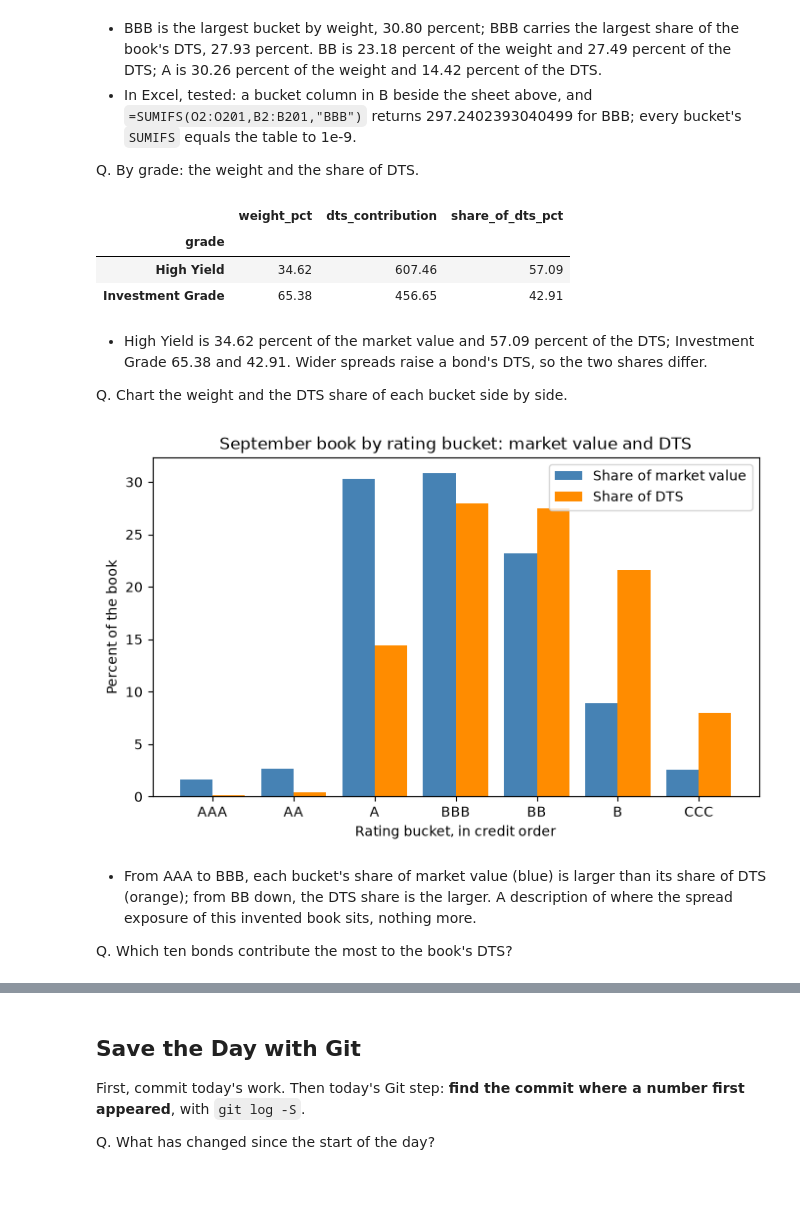
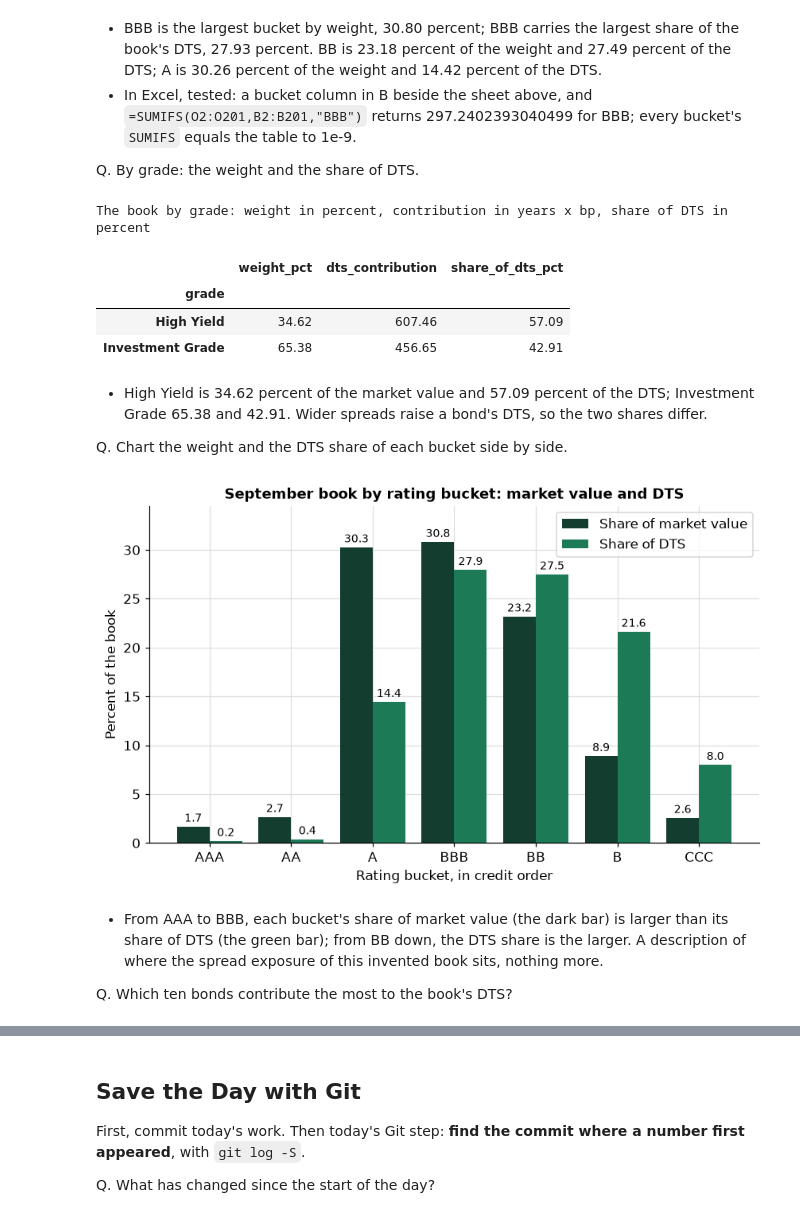
Before and after one commit to lenamonj/python-fixed-income, a Jupyter notebook: course2_bond_math/week3/day3/13_spread_duration_and_dts.ipynb, the cells around one changed output, grey strips where cells are left out. Drawn from its saved outputs; the diff is of its cells as text; code cells hidden in the pictures; blank space fills up the shorter version.

```diff
--- a/course2_bond_math/week3/day3/13_spread_duration_and_dts.ipynb
+++ b/course2_bond_math/week3/day3/13_spread_duration_and_dts.ipynb
@@ -67,6 +75,23 @@ import urllib.request
 from pathlib import Path
 
 import pandas as pd
+
+# the course's chart style, set once here so every chart in the notebook looks the same
+import matplotlib.pyplot as plt
+
+plt.rcParams.update({
+    "figure.figsize": (9, 5),          # width and height of a chart, in inches
+    "figure.dpi": 110,                 # sharpness on screen
+    "font.size": 11,
+    "axes.titlesize": 12,
+    "axes.titleweight": "bold",
+    # the course greens, then a grey, for the first four lines or bars of a chart
+    "axes.prop_cycle": plt.cycler(color=["#123d2f", "#1c7a57", "#7fd1a8", "#8c8c8c"]),
+    "axes.grid": True,                 # light gridlines, as in an Excel chart
+    "grid.color": "#dddddd",
+    "axes.spines.top": False,          # no box line above or to the right of the plot
+    "axes.spines.right": False,
+})
 
 # pytest runs the tests. A Colab runtime may not have it.
 try:
@@ -1582,8 +1708,11 @@ Q. By grade: the weight and the share of DTS.
 # %%
 by_grade = book.groupby("grade").agg(weight_pct=("weight_pct", "sum"), dts_contribution=("dts_contribution", "sum"))
 by_grade["share_of_dts_pct"] = by_grade["dts_contribution"] / book_dts * 100
-by_grade.round(2)
+(by_grade.style
+    .format({"weight_pct": "{:.2f}", "dts_contribution": "{:.2f}", "share_of_dts_pct": "{:.2f}"})
+    .set_caption("The book by grade: weight in percent, contribution in years x bp, share of DTS in percent"))
 # %% [output]
+The book by grade: weight in percent, contribution in years x bp, share of DTS in percent
 |  | weight_pct | dts_contribution | share_of_dts_pct |
 | grade |  |  |  |
 | High Yield | 34.62 | 607.46 | 57.09 |
@@ -1593,25 +1722,26 @@ by_grade.round(2)
 
 Q. Chart the weight and the DTS share of each bucket side by side.
 # %%
-import matplotlib.pyplot as plt
-import numpy as np
-
 positions = np.arange(len(by_bucket))
-fig, ax = plt.subplots(figsize=(8, 4.5))
-# two bars per bucket, side by side
-ax.bar(positions - 0.2, by_bucket["weight_pct"], width=0.4, label="Share of market value", color="steelblue")
-ax.bar(positions + 0.2, by_bucket["share_of_dts_pct"], width=0.4, label="Share of DTS", color="darkorange")
+fig, ax = plt.subplots()
+# two bars per bucket, side by side, each labelled with its value
+ax.set_axisbelow(True)
+weight_bars = ax.bar(positions - 0.2, by_bucket["weight_pct"], width=0.4, label="Share of market value")
+dts_bars = ax.bar(positions + 0.2, by_bucket["share_of_dts_pct"], width=0.4, label="Share of DTS")
+ax.bar_label(weight_bars, fmt="%.1f", padding=2, fontsize=9)
+ax.bar_label(dts_bars, fmt="%.1f", padding=2, fontsize=9)
+ax.margins(y=0.12)
 ax.set_xticks(positions)
 ax.set_xticklabels(by_bucket.index)
 ax.set_title("September book by rating bucket: market value and DTS")
 ax.set_xlabel("Rating bucket, in credit order")
 ax.set_ylabel("Percent of the book")
 ax.legend()
 plt.show()
 # %% [output]
-[figure, old version]
+[figure, new version]
 # %% [markdown]
-* From AAA to BBB, each bucket's share of market value (blue) is larger than its share of DTS (orange); from BB down, the DTS share is the larger. A description of where the spread exposure of this invented book sits, nothing more.
+* From AAA to BBB, each bucket's share of market value (the dark bar) is larger than its share of DTS (the green bar); from BB down, the DTS share is the larger. A description of where the spread exposure of this invented book sits, nothing more.
 
 Q. Which ten bonds contribute the most to the book's DTS?
 # %%
```
Also changed, not shown: parts of 30 cells of this notebook, 2 other files.
